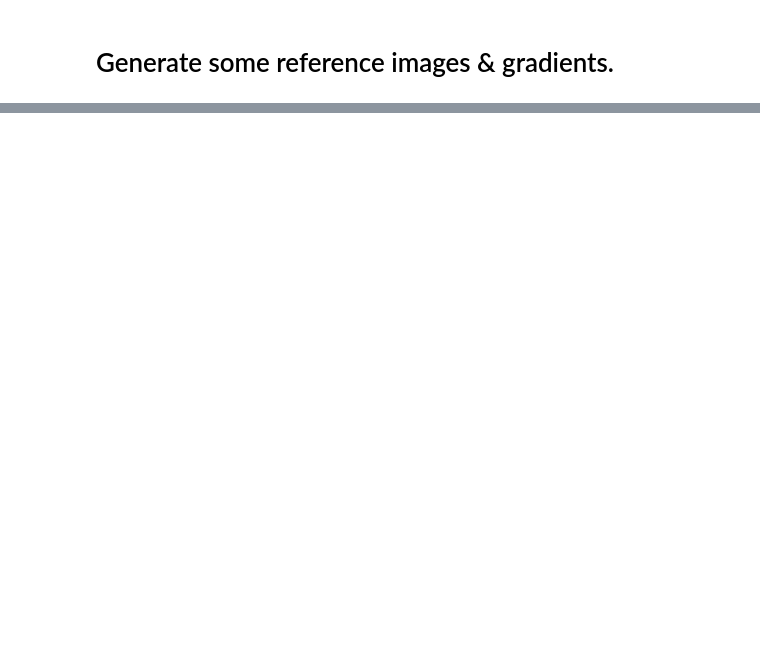
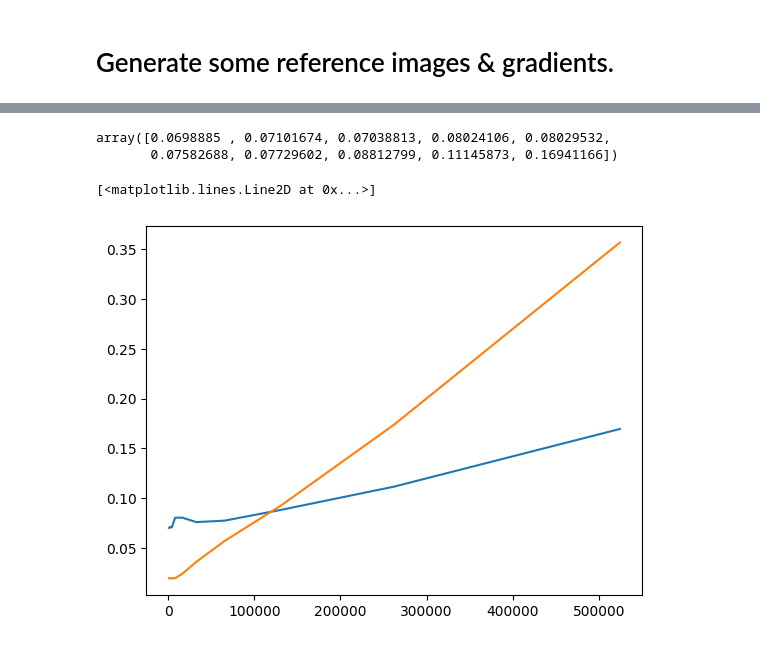
Before and after one commit to wartron/brush, a Jupyter notebook: crates/brush-render/test_cases/NerfStudioRefGen.ipynb, the cells around one changed output, grey strips where cells are left out. Saved outputs shown, nothing was run; the diff lists cells and outputs as text; code cells hidden in the pictures; blank space fills up the shorter version.

```diff
--- a/crates/brush-render/test_cases/NerfStudioRefGen.ipynb
+++ b/crates/brush-render/test_cases/NerfStudioRefGen.ipynb
@@ -28,6 +29,10 @@ def image_path_to_tensor(image_path: Path):
     transform = transforms.ToTensor()
     img_tensor = transform(img).permute(1, 2, 0)[..., :3]
     return img_tensor.to("cuda:0")
+# %%
+# Helper functions
+def fov_to_focal(fov: float, img_size: int) -> float:
+    return 0.5 * float(img_size) / math.tan(0.5 * fov)
 # %%
 crab_img = image_path_to_tensor("./crab.png")
 device = torch.device("cuda:0")
@@ -397,0 +357,24 @@ FileNotFoundError: [Errno 2] No such file or directory: 'C:\\Users\\A-Bru\\Docum
+# %%
+times
+# %% [output]
+array([0.0698885 , 0.07101674, 0.07038813, 0.08024106, 0.08029532,
+       0.07582688, 0.07729602, 0.08812799, 0.11145873, 0.16941166])
+# %%
+rust_times = [
+    19.51 / 1000.0,
+    19.18 / 1000.0,
+    19.25 / 1000.0,
+    19.54 / 1000.0,
+    23.82 / 1000.0,
+    35.89 / 1000.0,
+    56.85 / 1000.0,
+    92.56 / 1000.0,
+    173.7 / 1000.0,
+    356.8 / 1000.0,
+]
+# %%
+plt.plot(splat_counts, times)
+plt.plot(splat_counts, rust_times)
+# %% [output]
+[<matplotlib.lines.Line2D at 0x...>]
+[figure, added]
```
Also changed, not shown: parts of 5 cells of this notebook, 11 other files.
